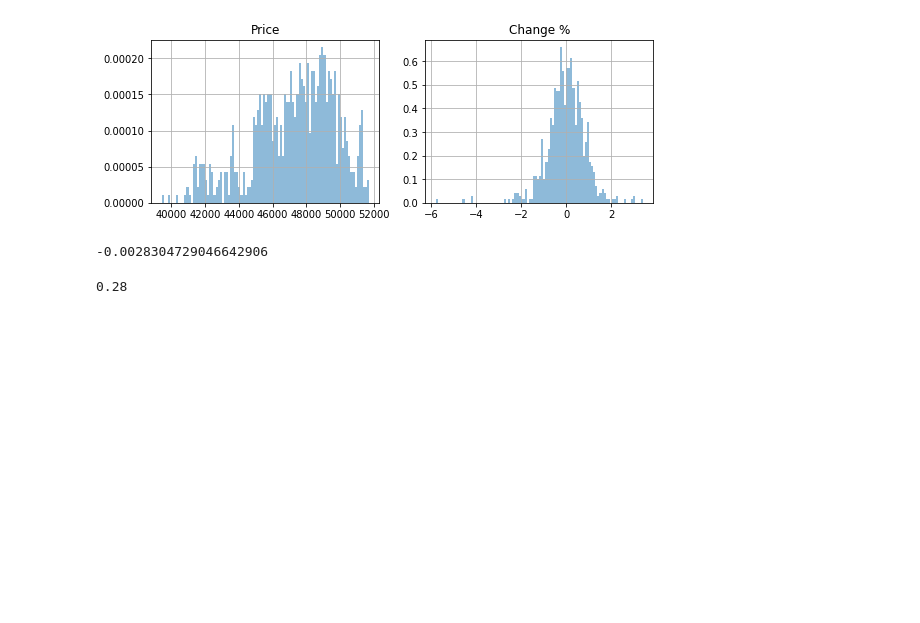
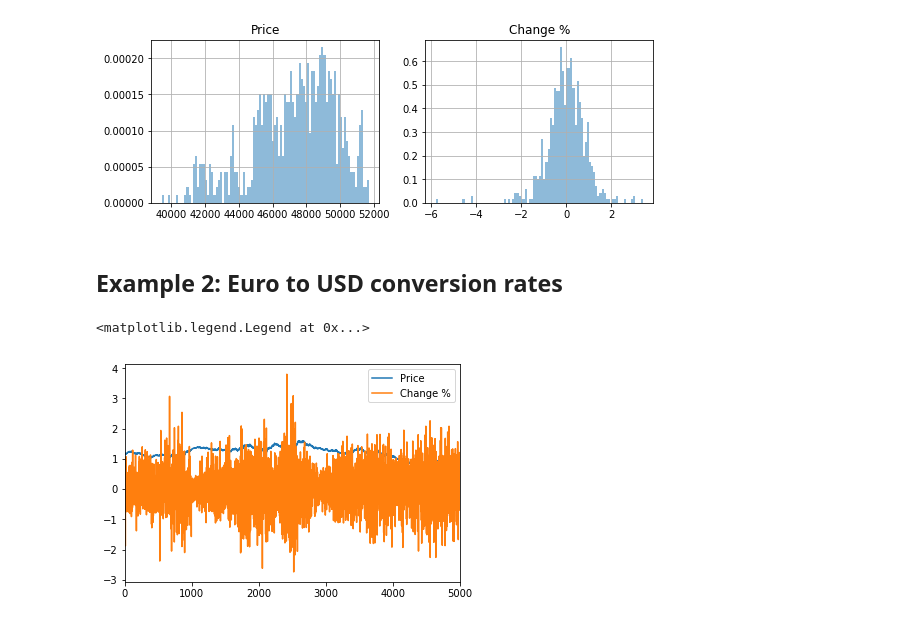
Before and after one commit to KhalilElkhalil/IPC-historical-data-, a Jupyter notebook: IPC_manipulation.ipynb, the cells around one changed output. Saved outputs shown, nothing was run; the diff lists cells and outputs as text; code cells hidden in the pictures; blank space fills up the shorter version.

```diff
--- a/IPC_manipulation.ipynb
+++ b/IPC_manipulation.ipynb
@@ -81,12 +81,16 @@ plt.title('Change %')
 # %% [output]
 Text(0.5,1,'Change %')
 [figure]
-# %%
-df['Change %']
-np.log(42826.16/42947.55)
-# %% [output]
--0.0028304729046642906
-# %%
-df['Change %'][0]
-# %% [output]
-0.28
+# %% [markdown]
+## Example 2: Euro to USD conversion rates
+# %%
+# read the conversion rates data
+df = pd.read_csv('EUR_USD_Historical_ Data.csv')
+
+# plot price and Change % data
+df['Price'].plot(label='Price')
+df['Change %'].apply(lambda x: float(x[:-1])).plot(label='Change %')
+plt.legend()
+# %% [output]
+<matplotlib.legend.Legend at 0x...>
+[figure, added]
```
Also changed, not shown: parts of 2 cells of this notebook.
